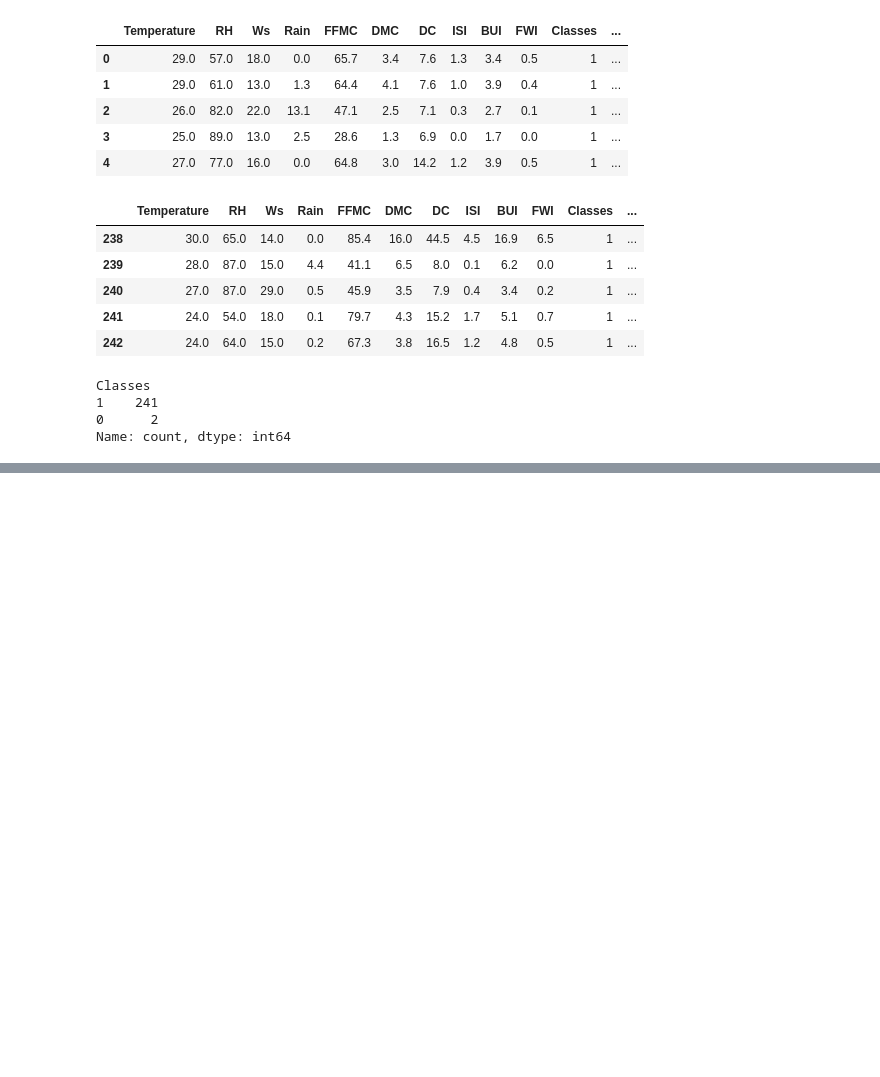
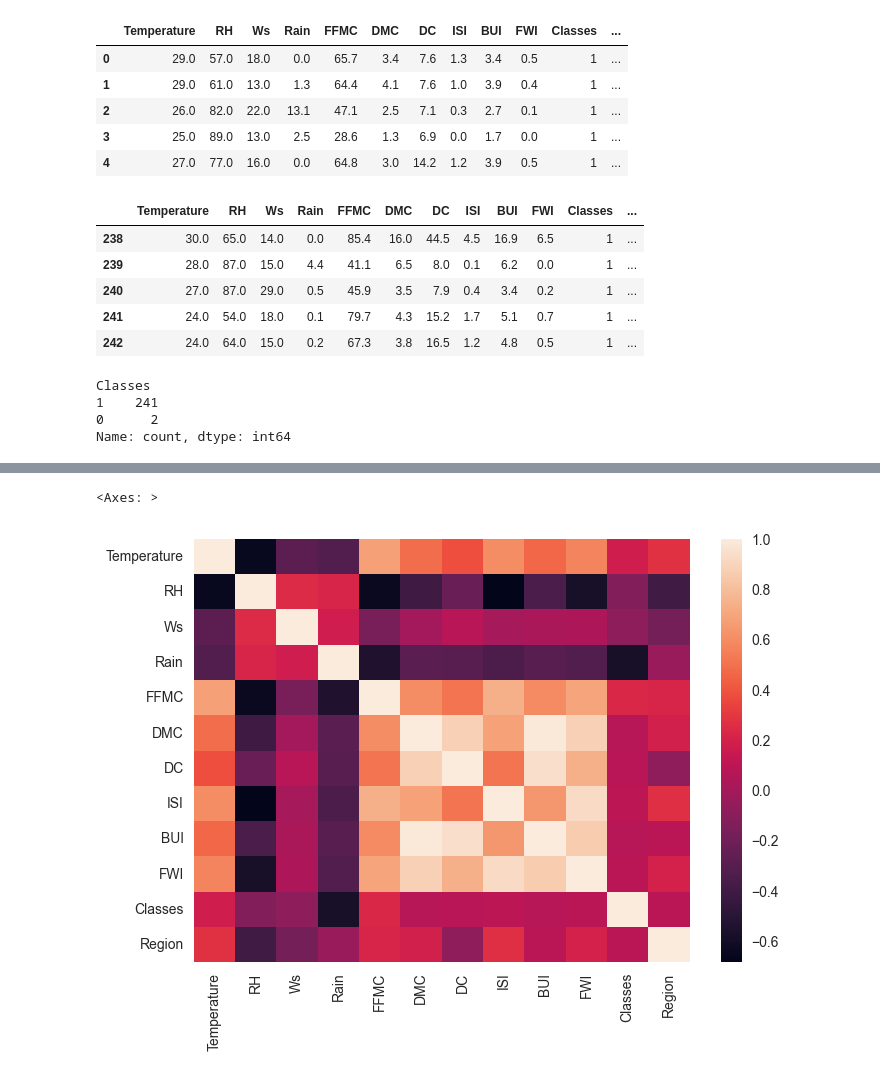
Before and after one commit to SHILPAAP-25/testforestfires_ml_project1, a Jupyter notebook: notebooks/proj4_ridge_lasso_elastic_EDA_featureEng.ipynb, the cells around one changed output, grey strips where cells are left out. Cells and saved outputs as stored; diff of their text form; code cells hidden in the pictures; blank space fills up the shorter version.

```diff
--- a/notebooks/proj4_ridge_lasso_elastic_EDA_featureEng.ipynb
+++ b/notebooks/proj4_ridge_lasso_elastic_EDA_featureEng.ipynb
@@ -386,0 +429,5 @@ Name: count, dtype: int64
+# %%
+sns.heatmap(df_copy.corr())
+# %% [output]
+<Axes: >
+[figure, added]
```
Also changed, not shown: parts of 12 cells of this notebook, 3 other files.
